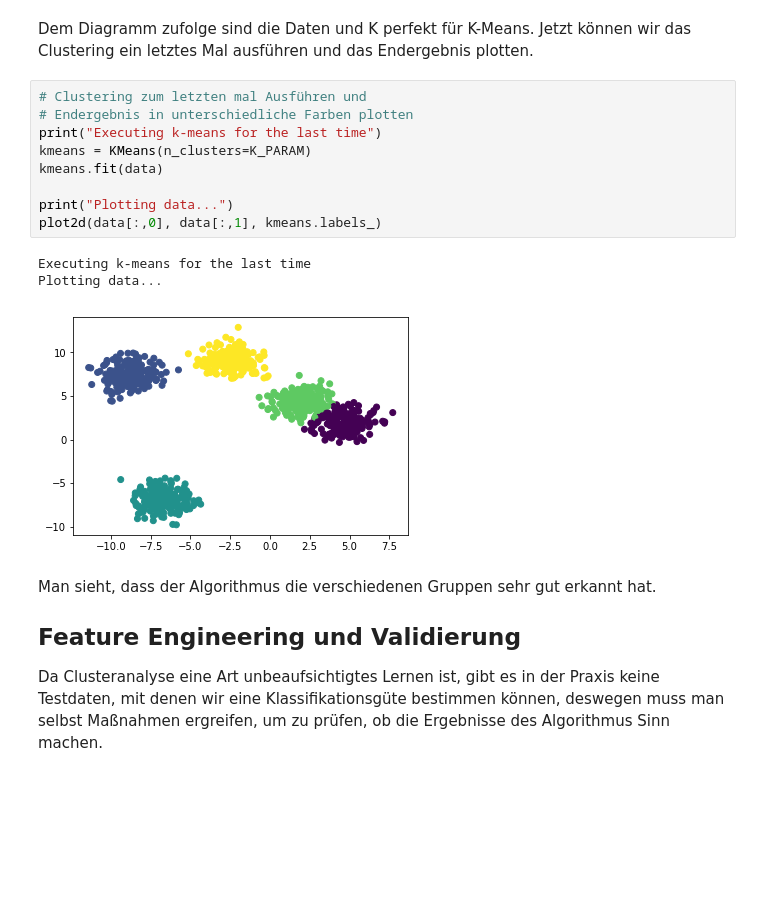
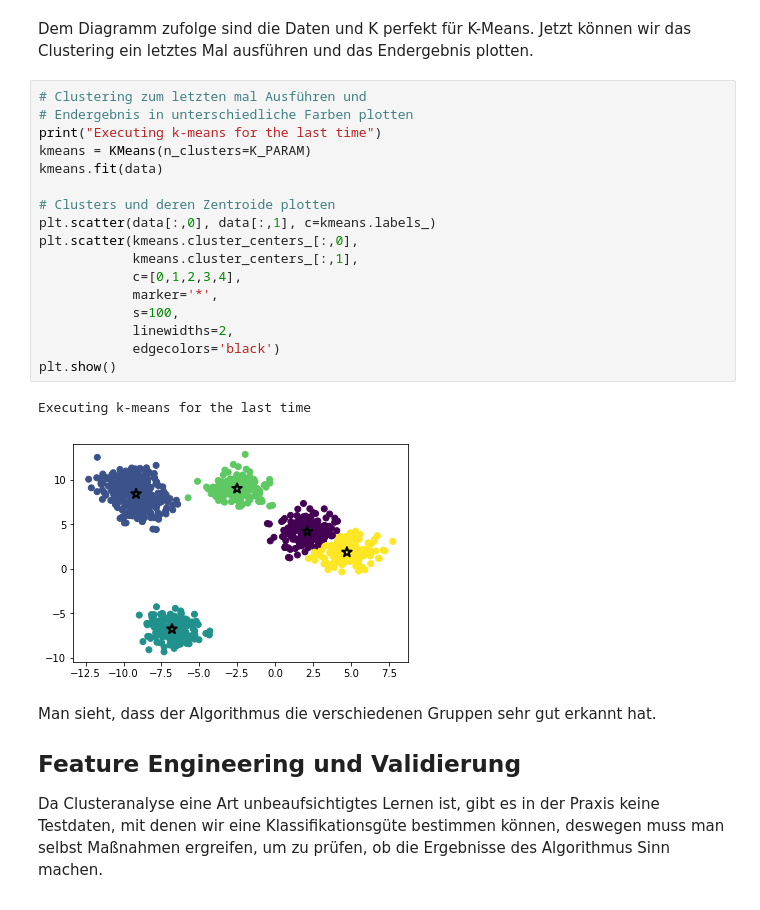
Before and after one commit to emomicrowave/machine-learning-tutorials, a Jupyter notebook: 03-k_means_clustering/notebook.ipynb, the cells around one changed output. Saved outputs shown, nothing was run; the diff lists cells and outputs as text; blank space fills up the shorter version.

Commit message:
Plottet centroids and made better graphs

```diff
--- a/03-k_means_clustering/notebook.ipynb
+++ b/03-k_means_clustering/notebook.ipynb
@@ -157,16 +157,23 @@ Dem Diagramm zufolge sind die Daten und K perfekt für K-Means. Jetzt können wi
 # %%
 # Clustering zum letzten mal Ausführen und
 # Endergebnis in unterschiedliche Farben plotten
 print("Executing k-means for the last time")
 kmeans = KMeans(n_clusters=K_PARAM)
 kmeans.fit(data)
 
-print("Plotting data...")
-plot2d(data[:,0], data[:,1], kmeans.labels_)
+# Clusters und deren Zentroide plotten
+plt.scatter(data[:,0], data[:,1], c=kmeans.labels_)
+plt.scatter(kmeans.cluster_centers_[:,0],
+            kmeans.cluster_centers_[:,1],
+            c=[0,1,2,3,4],
+            marker='*',
+            s=100,
+            linewidths=2,
+            edgecolors='black')
+plt.show()
 # %% [output]
 Executing k-means for the last time
-Plotting data...
-[figure, old version]
+[figure, new version]
 # %% [markdown]
 Man sieht, dass der Algorithmus die verschiedenen Gruppen sehr gut erkannt hat.
 
```
Also changed, not shown: parts of 3 cells of this notebook.
